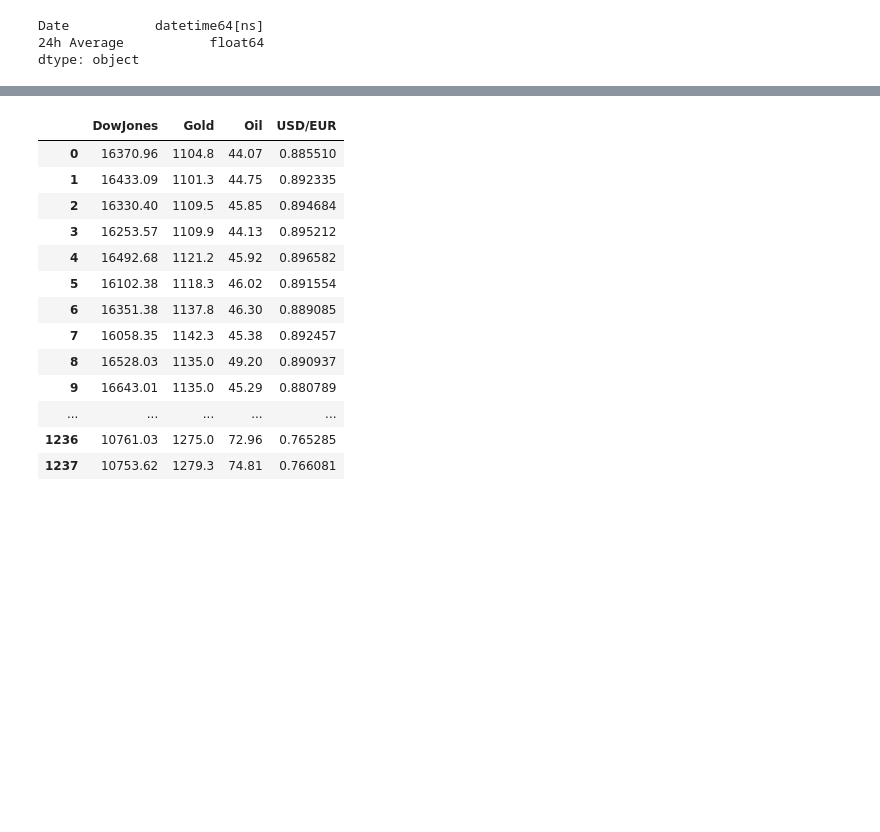
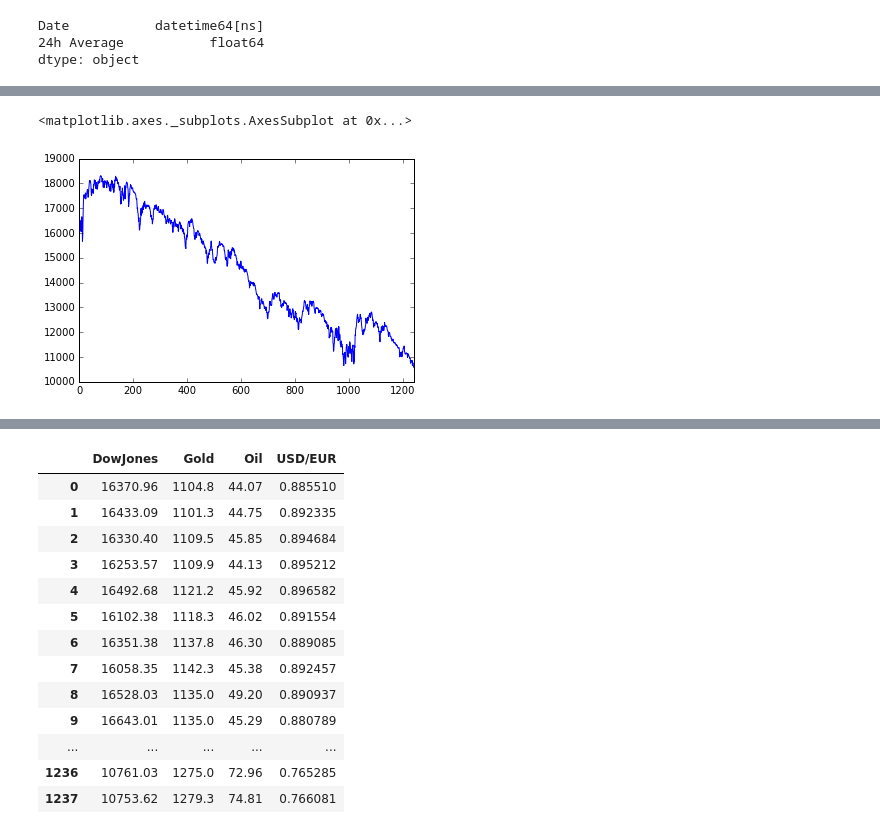
Before and after one commit to Ameyadeolalkar/Data-science-course-projects-and-homeworks, a Jupyter notebook: Project/Code/First project presentation.ipynb, the cells around one changed output, grey strips where cells are left out. Saved outputs shown, nothing was run; the diff lists cells and outputs as text; code cells hidden in the pictures; blank space fills up the shorter version.

```diff
--- a/Project/Code/First project presentation.ipynb
+++ b/Project/Code/First project presentation.ipynb
@@ -152,0 +151,5 @@ Dataframe
+# %%
+Dataframe['DowJones'].plot()
+# %% [output]
+<matplotlib.axes._subplots.AxesSubplot at 0x...>
+[figure, added]
```
Also changed, not shown: parts of 49 cells of this notebook, 11 other files.
